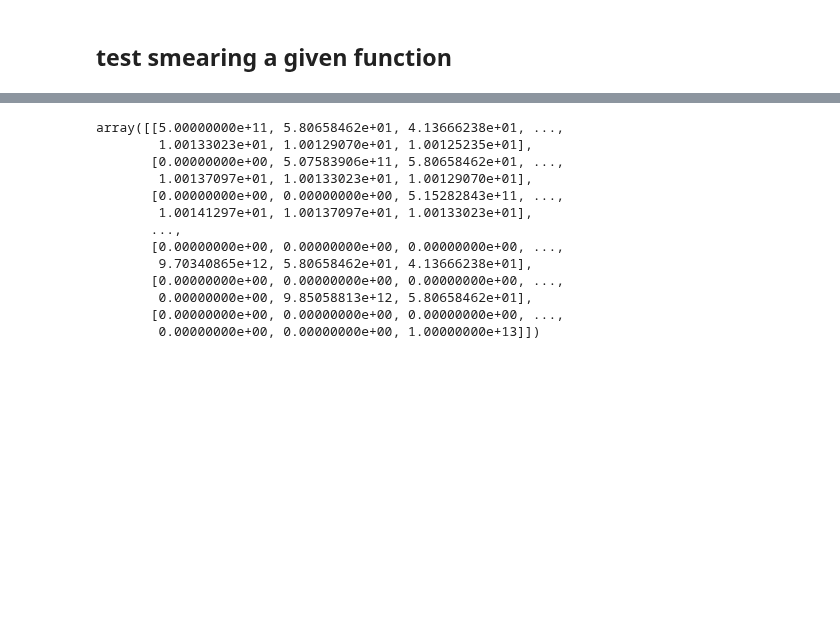
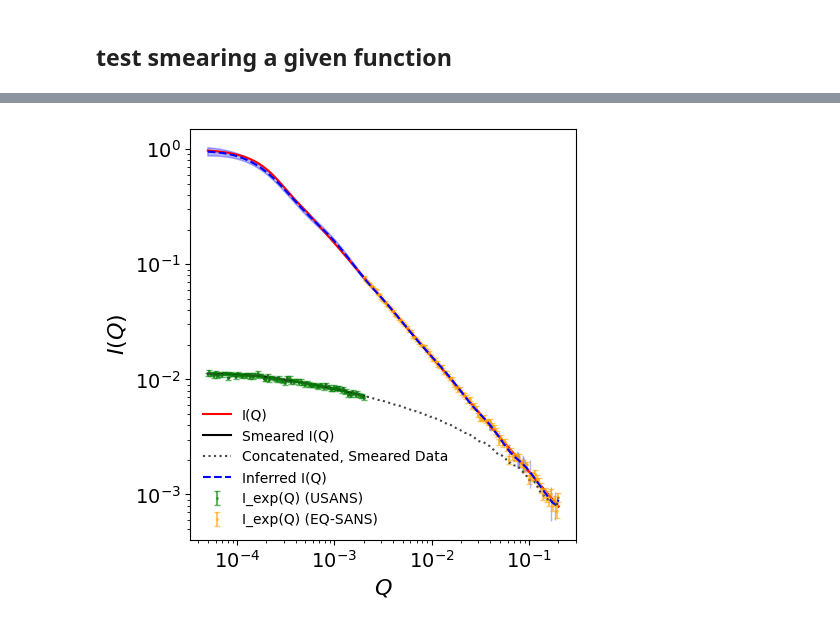
Before and after one commit to ch-tung/MLSR, a Jupyter notebook: desmearing/test_desmear.ipynb, the cells around one changed output, grey strips where cells are left out. Saved outputs shown, nothing was run; the diff lists cells and outputs as text; code cells hidden in the pictures; blank space fills up the shorter version.

Commit message:
data concatenated and try adaptive prior

```diff
--- a/desmearing/test_desmear.ipynb
+++ b/desmearing/test_desmear.ipynb
@@ -1003,16 +973,49 @@ ValueError: lam value too large
-# %%
-R_raw_sample
-# %% [output]
-array([[5.00000000e+11, 5.80658462e+01, 4.13666238e+01, ...,
-        1.00133023e+01, 1.00129070e+01, 1.00125235e+01],
-       [0.00000000e+00, 5.07583906e+11, 5.80658462e+01, ...,
-        1.00137097e+01, 1.00133023e+01, 1.00129070e+01],
-       [0.00000000e+00, 0.00000000e+00, 5.15282843e+11, ...,
-        1.00141297e+01, 1.00137097e+01, 1.00133023e+01],
-       ...,
-       [0.00000000e+00, 0.00000000e+00, 0.00000000e+00, ...,
-        9.70340865e+12, 5.80658462e+01, 4.13666238e+01],
-       [0.00000000e+00, 0.00000000e+00, 0.00000000e+00, ...,
-        0.00000000e+00, 9.85058813e+12, 5.80658462e+01],
-       [0.00000000e+00, 0.00000000e+00, 0.00000000e+00, ...,
-        0.00000000e+00, 0.00000000e+00, 1.00000000e+13]])
+# %%
+# =======================
+#        Plot
+# =======================
+
+fig = plt.figure(figsize=(5, 5))
+ax = fig.add_subplot(1, 1, 1)
+
+mask = (Q_model >= Q_min) & (Q_model <= Q_max)
+
+ax.plot(Q_model[mask], I_model[mask],
+        label='I(Q)', color='red')
+
+ax.plot(Q_sampled_eq, I_sampled_eq, color='red')
+
+ax.plot(Q_sampled, I_smeared,
+        label='Smeared I(Q)', color='k', linestyle='-')
+
+ax.errorbar(Q_sampled, I_exp, yerr=Delta_I,
+            label='I_exp(Q) (USANS)', color='green', linestyle='', marker='.', markersize=2, alpha=0.6, capsize=2, fillstyle='none')
+
+ax.errorbar(Q_sampled_eq, I_exp_eq, yerr=Delta_I_eq,
+        label='I_exp(Q) (EQ-SANS)', color='orange', linestyle='', marker='.', markersize=2, alpha=0.6, capsize=2, fillstyle='none')
+
+# ax.errorbar(Q_cat, I_cat, yerr=Delta_I_cat,
+#             label='Concatenated, Smeared Data', color='#444444', linestyle=':', marker='', markersize=2, alpha=0.4, capsize=2)
+ax.plot(Q_cat, I_cat,
+        label='Concatenated, Smeared Data', color='#444444', linestyle=':', marker='')
+
+ax.plot(Q_cat, I_post,
+        label='Inferred I(Q)', color='blue', linestyle='--', zorder=10)
+
+# ax.plot(Q_cat, I_prior,
+#         label='Prior Mean I(Q)', color='green', linestyle=':')
+
+ax.fill_between(Q_cat,
+                I_post - I_post_std,
+                I_post + I_post_std,
+                color='blue', alpha=0.3)
+
+ax.set_yscale('log')
+ax.set_xscale('log')
+ax.set_xlabel(r"$Q$", fontsize=16)
+ax.set_ylabel(r"$I(Q)$", fontsize=16)
+ax.tick_params(axis='both', which='major', labelsize=14)
+ax.legend(fontsize=10, frameon=False)
+plt.tight_layout()
+# %% [output]
+[figure, added]
```
Also changed, not shown: parts of 2 cells of this notebook, 1 other file.
